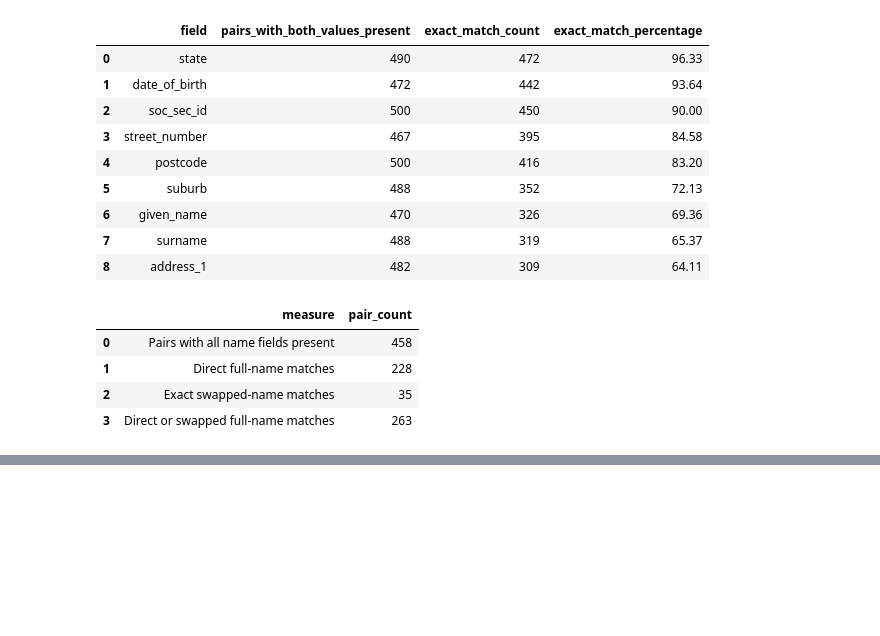
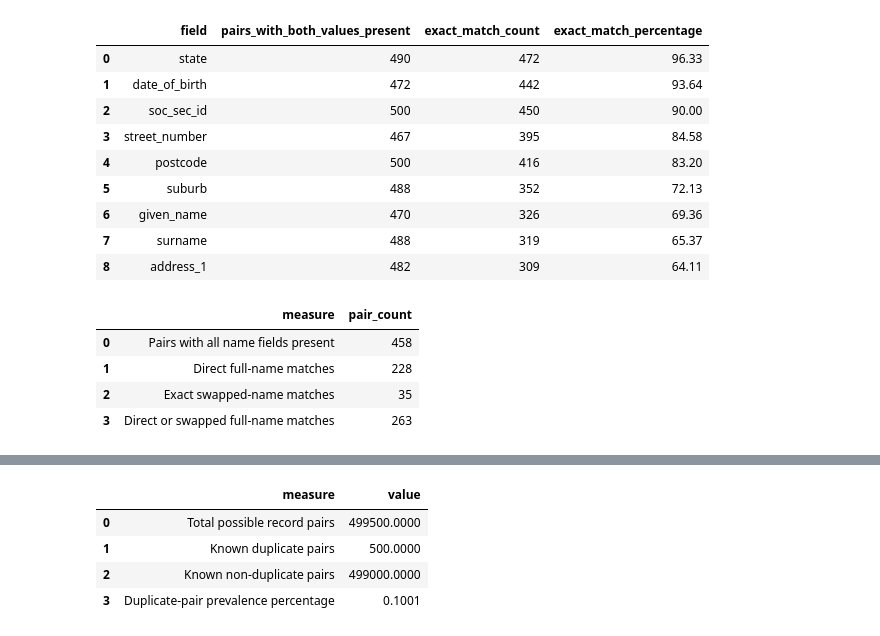
Before and after one commit to WaleBalogunK/Repository-name-entity-resolution-golden-record-lab, a Jupyter notebook: notebooks/01_data_acquisition_and_initial_audit.ipynb, the cells around one changed output, grey strips where cells are left out. Saved outputs shown, nothing was run; the diff lists cells and outputs as text; code cells hidden in the pictures; blank space fills up the shorter version.

```diff
--- a/notebooks/01_data_acquisition_and_initial_audit.ipynb
+++ b/notebooks/01_data_acquisition_and_initial_audit.ipynb
@@ -3334,0 +3489,38 @@ swap_aware_name_summary
+# %%
+candidate_pair_benchmark_summary = pd.DataFrame({
+    "measure": [
+        "Total possible record pairs",
+        "Known duplicate pairs",
+        "Known non-duplicate pairs",
+        "Duplicate-pair prevalence percentage"
+    ],
+    "value": [
+        len(candidate_pair_labels),
+        int(
+            candidate_pair_labels[
+                "is_true_match"
+            ].sum()
+        ),
+        int(
+            (
+                ~candidate_pair_labels[
+                    "is_true_match"
+                ]
+            ).sum()
+        ),
+        round(
+            candidate_pair_labels[
+                "is_true_match"
+            ].mean() * 100,
+            4
+        )
+    ]
+})
+
+candidate_pair_benchmark_summary
+# %% [output]
+|  | measure | value |
+| 0 | Total possible record pairs | 499500.0000 |
+| 1 | Known duplicate pairs | 500.0000 |
+| 2 | Known non-duplicate pairs | 499000.0000 |
+| 3 | Duplicate-pair prevalence percentage | 0.1001 |
```
Also changed, not shown: parts of 7 cells of this notebook.
